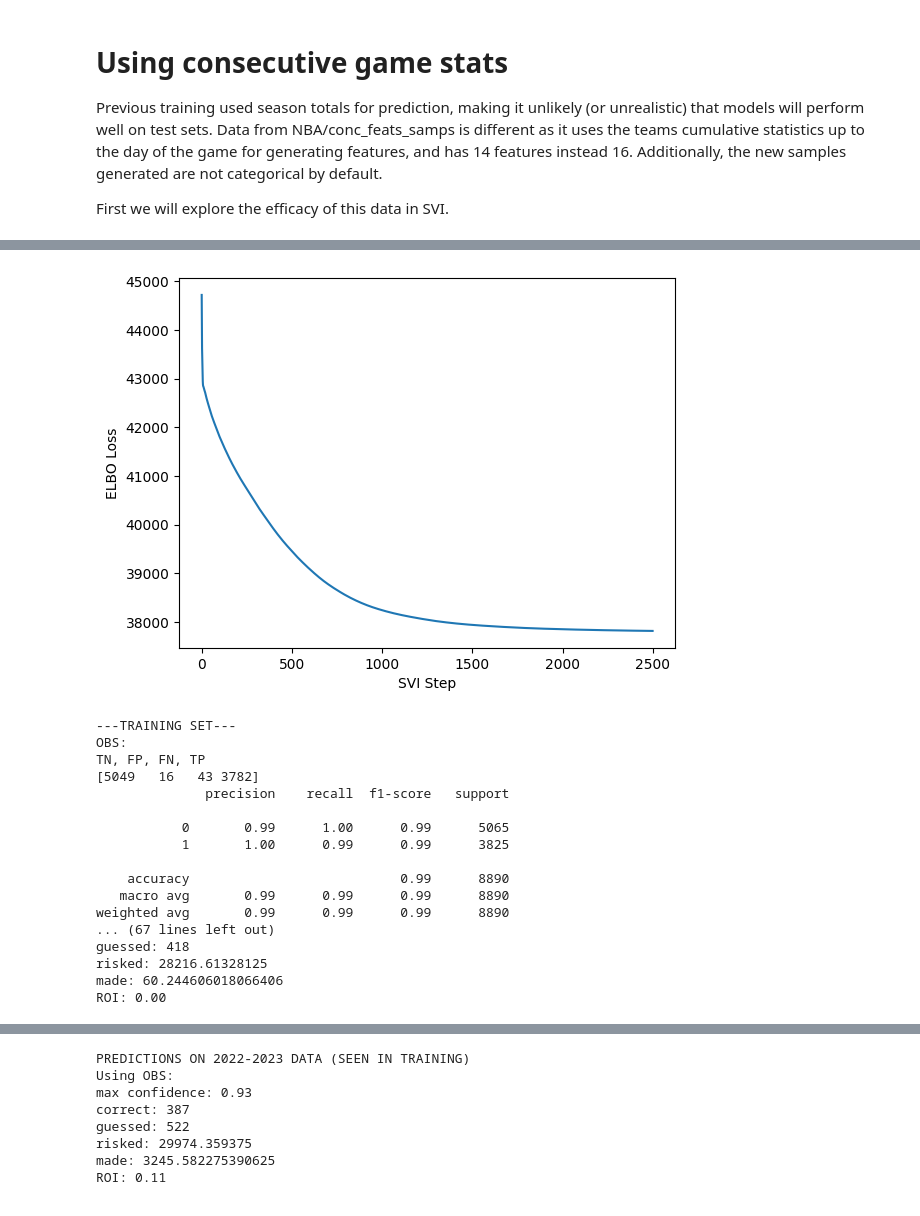
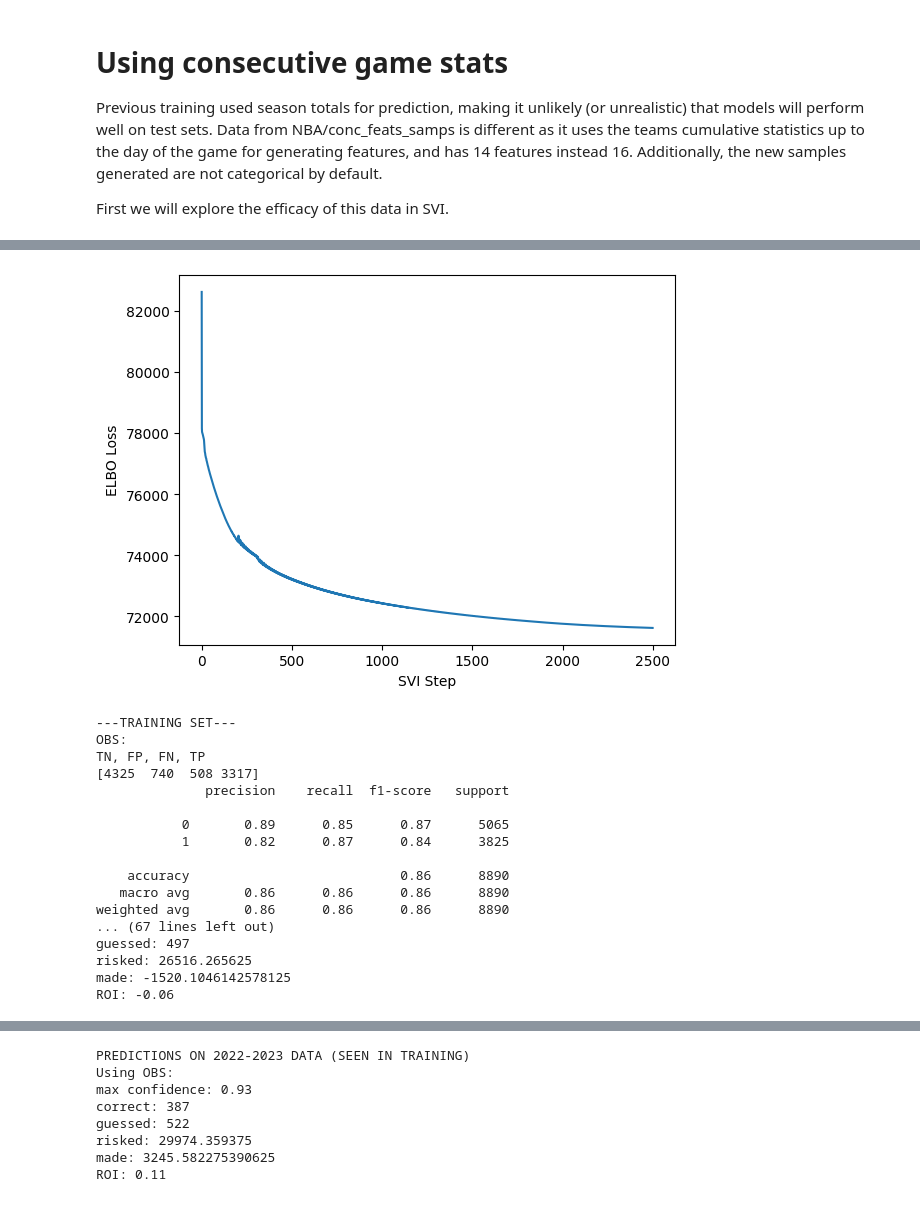
Before and after one commit to Andrei-Treil/betting_bot, a Jupyter notebook: notebooks/bnn_betting.ipynb, the cells around one changed output, grey strips where cells are left out. Cells and saved outputs as stored; diff of their text form; code cells hidden in the pictures.

```diff
--- a/notebooks/bnn_betting.ipynb
+++ b/notebooks/bnn_betting.ipynb
@@ -790,7 +790,7 @@ from pyro.infer import TraceEnum_ELBO
 from pyro.optim import Adam
 
 pyro.clear_param_store()
-bnn_cat = BNN_Multi_Layer_SVI(in_dim=14,first_hid_dim=56,sec_hid_dim=112,thir_hid_dim=112,four_hid_dim=56,out_dim=2,prior_scale=1.5,bias_scale=10)
+bnn_cat = BNN_Multi_Layer_SVI(in_dim=14,first_hid_dim=112,sec_hid_dim=224,thir_hid_dim=224,four_hid_dim=112,out_dim=2,prior_scale=0.5,bias_scale=10)
 guide = AutoDelta(bnn_cat)
 # guide = AutoDiagonalNormal(bnn_cat)
 num_steps = 2500
@@ -830,28 +830,28 @@ plt.show()
-[figure, old version]
+[figure, new version]
 # %%
 pyro.clear_param_store()
 predictive = Predictive(bnn_cat, guide=guide, num_samples=500, return_sites=["obs","_RETURN"]) # confidence scales inversely w/ num_samples, low num_samp -> high confidence
 
 pred_performance(predictive,x_train,x_test,y_train,y_test)
-make_bets(predictive,bet_data_train,bet_data_test,bet_train,x_test,bet_samps_train,y_test)
+make_bets(predictive,bet_data_train,bet_data_test,bet_train,x_test,bet_samps_train,y_test,diff_thresh=0.05,diff_cap=0.25)
 # %% [output]
 ---TRAINING SET---
 OBS:
 TN, FP, FN, TP
-[5049   16   43 3782]
+[4325  740  508 3317]
               precision    recall  f1-score   support
 
-           0       0.99      1.00      0.99      5065
-           1       1.00      0.99      0.99      3825
+           0       0.89      0.85      0.87      5065
+           1       0.82      0.87      0.84      3825
 
-    accuracy                           0.99      8890
-   macro avg       0.99      0.99      0.99      8890
-weighted avg       0.99      0.99      0.99      8890
+    accuracy                           0.86      8890
+   macro avg       0.86      0.86      0.86      8890
+weighted avg       0.86      0.86      0.86      8890
 ... (67 lines left out)
-guessed: 418
-risked: 28216.61328125
-made: 60.244606018066406
-ROI: 0.00
+guessed: 497
+risked: 26516.265625
+made: -1520.1046142578125
+ROI: -0.06
 # %%
 from pyro.infer import MCMC, NUTS
 
```
Also changed, not shown: parts of 5 cells of this notebook.
